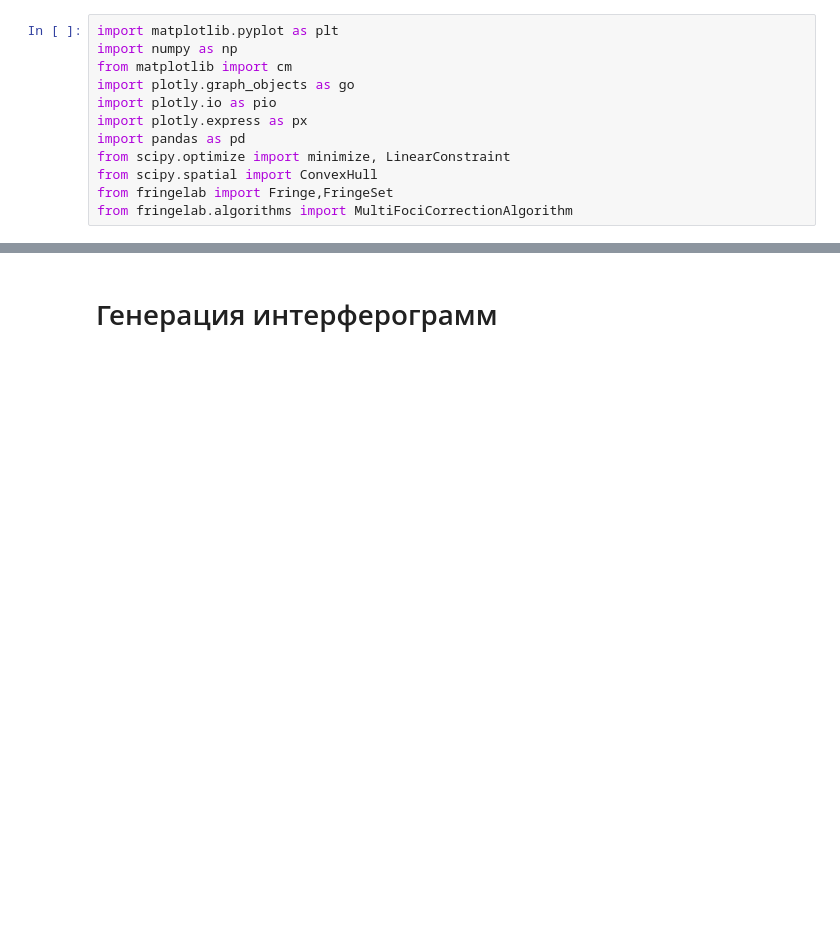
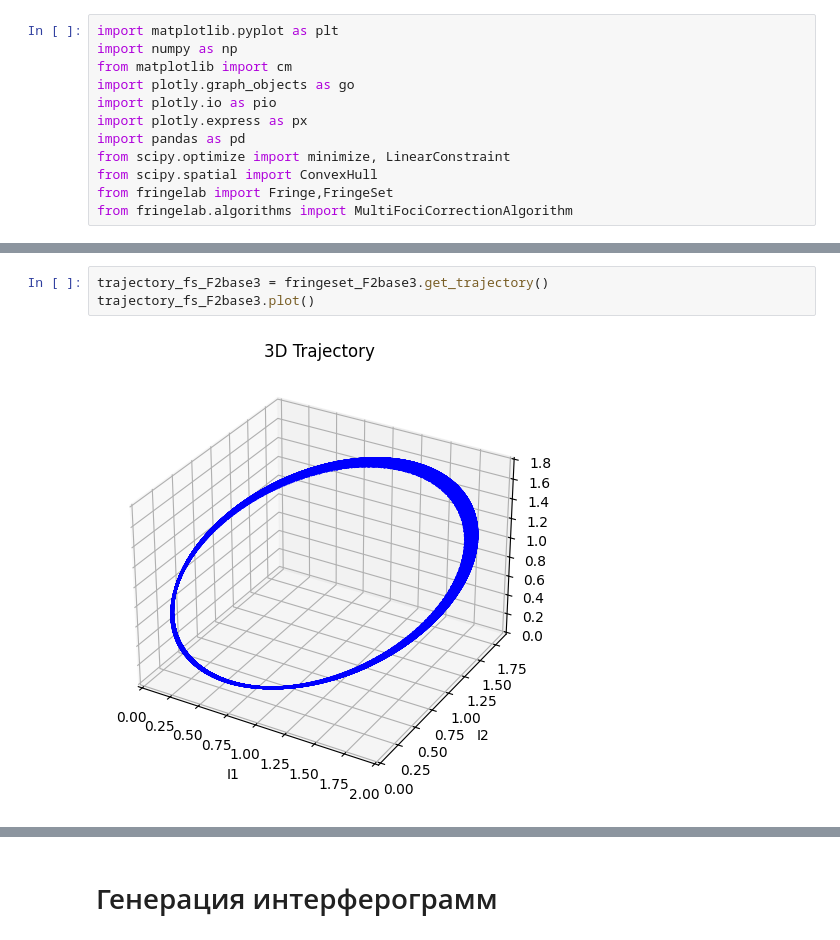
Before and after one commit to eg-kazakov/fringelab-dev, a Jupyter notebook: notebooks/Fringe generation.ipynb, the cells around one changed output, grey strips where cells are left out. Drawn from its saved outputs; the diff is of its cells as text; blank space fills up the shorter version.

```diff
--- a/notebooks/Fringe generation.ipynb
+++ b/notebooks/Fringe generation.ipynb
@@ -15,3 +88,8 @@ from fringelab.algorithms import MultiFociCorrectionAlgorithm
+# %%
+trajectory_fs_F2base3 = fringeset_F2base3.get_trajectory()
+trajectory_fs_F2base3.plot()
+# %% [output]
+[figure, added]
 # %%
 # тест
 points = np.array([
```
Also changed, not shown: parts of 32 cells of this notebook, 9 other files.
